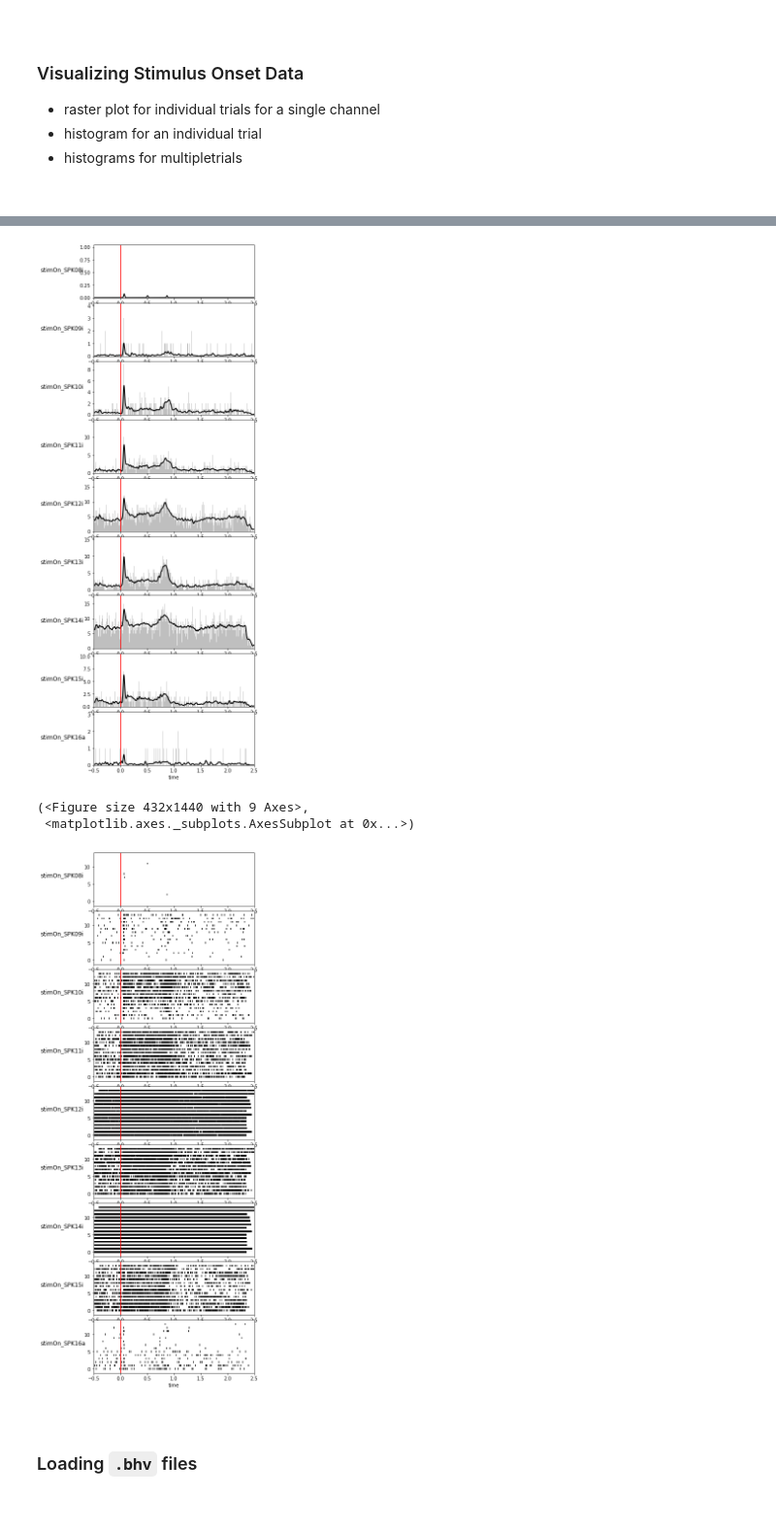
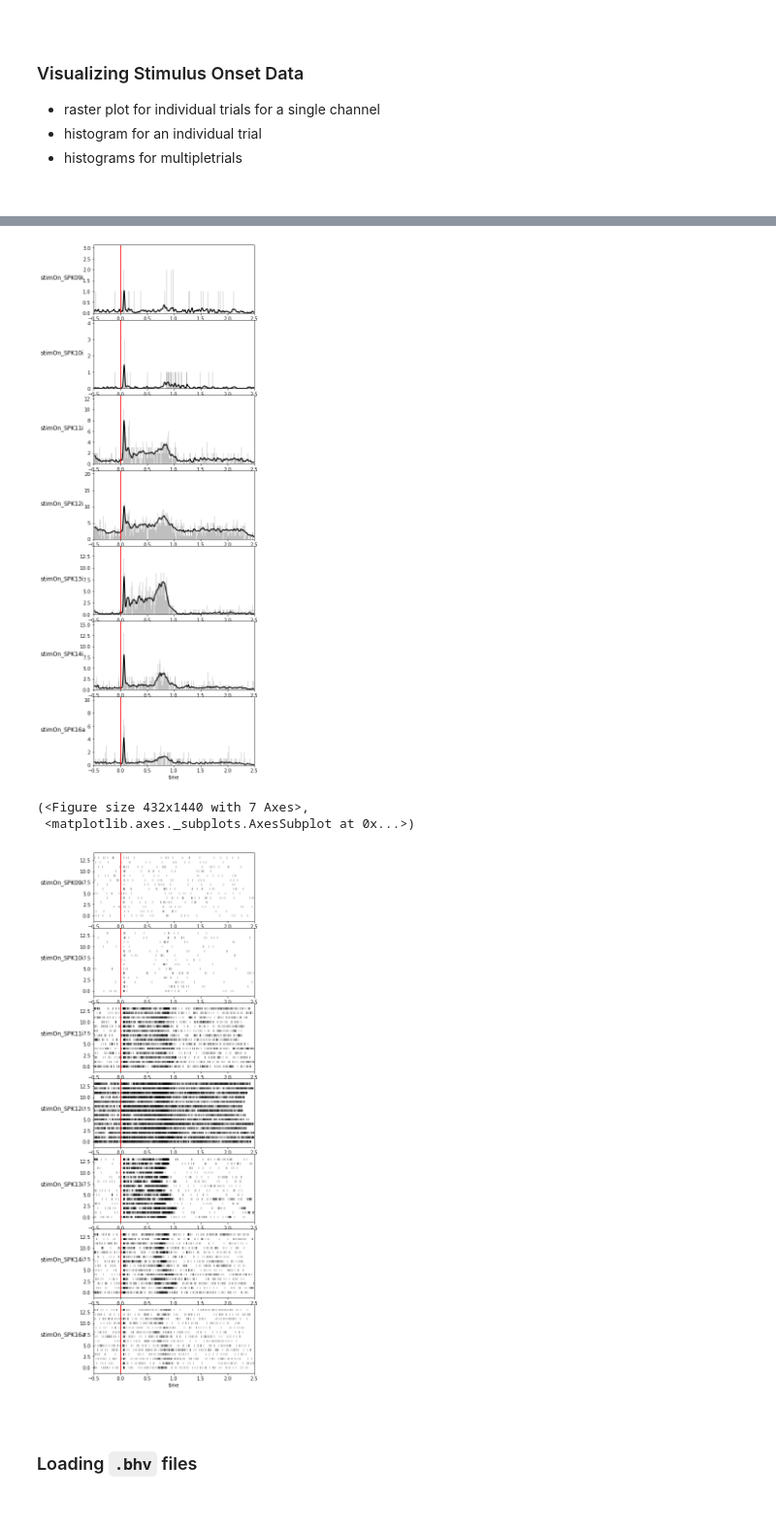
Before and after one commit to SmilodonCub/linArray, a Jupyter notebook: linArray_notebook.ipynb, the cells around one changed output, grey strips where cells are left out. Shown at 97% size. Saved outputs shown, nothing was run; the diff lists cells and outputs as text; code cells hidden in the pictures.

```diff
--- a/linArray_notebook.ipynb
+++ b/linArray_notebook.ipynb
@@ -319,7 +382,7 @@ def addStimOnset( data_df, stimOnset_eventmarker, dataType ):
             list(np.round(np.subtract([e for e in row[column]], row[strobedLabel] ),4)),axis = 1)
     return adjustdata_df
 # %%
-a = addStimOnset( addStrobes, stimOn, 'SPK' )
-a.info()
+Peanut_delayedSaccadeTask_2016_6_8_1_1_dSacctrials_align = addStimOnset( addStrobes, stimOn, 'SPK' )
+Peanut_delayedSaccadeTask_2016_6_8_1_1_dSacctrials_align.info()
 # %% [output]
 <class 'pandas.core.frame.DataFrame'>
@@ -350,7 +413,7 @@ memory usage: 4.3+ KB
 
 <br>
 # %%
-stimOnCols = getDataTypeNames( a, 'stimOn_' ).values.tolist()
+stimOnCols = getDataTypeNames( Peanut_delayedSaccadeTask_2016_6_8_1_1_dSacctrials_align, 'stimOn_' ).values.tolist()
 stimOnCols = [item for sublist in stimOnCols for item in sublist]
 print( stimOnCols )
 print( len( stimOnCols ) )
@@ -409,6 +472,6 @@ def multiChannel_stimOn_Rasters( data_df, **kwargs ):
     plt.subplots_adjust( hspace = 0.1 )
     for count, channel in enumerate( stimOnCols ):
         plt.subplot(len( stimOnCols ),1,count + 1)
-        multiChannel_rasterplot( a, channel )
+        multiChannel_rasterplot( data_df, channel )
     return fig
 # %%
@@ -499,19 +562,19 @@ amultihist = multiChannel_stimOn_Histograms( a, 10 )
 # %%
 # can pass a custom list of channels to visualize only a selection
-customList = ['stimOn_SPK08i', 'stimOn_SPK09i', 'stimOn_SPK10i',
+customList = ['stimOn_SPK09i', 'stimOn_SPK10i',
               'stimOn_SPK11i', 'stimOn_SPK12i', 'stimOn_SPK13i', 'stimOn_SPK14i',
-              'stimOn_SPK15i', 'stimOn_SPK16a']
+              'stimOn_SPK16a']
 
-amultihist = multiChannel_stimOn_Histograms( a, 10, channelList = customList )
+amultihist = multiChannel_stimOn_Histograms( Peanut_delayedSaccadeTask_2016_6_8_1_1_dSacctrials_align, 10, channelList = customList )
 # %% [output]
-[figure, old version]
+[figure, new version]
 # %%
 #same goes with rasters
-multiChannel_stimOn_Rasters( a, channelList = customList )
+multiChannel_stimOn_Rasters( Peanut_delayedSaccadeTask_2016_6_8_1_1_dSacctrials_align, channelList = customList )
 # %% [output]
-(<Figure size 432x1440 with 9 Axes>,
+(<Figure size 432x1440 with 7 Axes>,
  <matplotlib.axes._subplots.AxesSubplot at 0x...>)
-[figure, old version]
+[figure, new version]
 # %% [markdown]
 <br>
 
```
Also changed, not shown: parts of 34 cells of this notebook.
